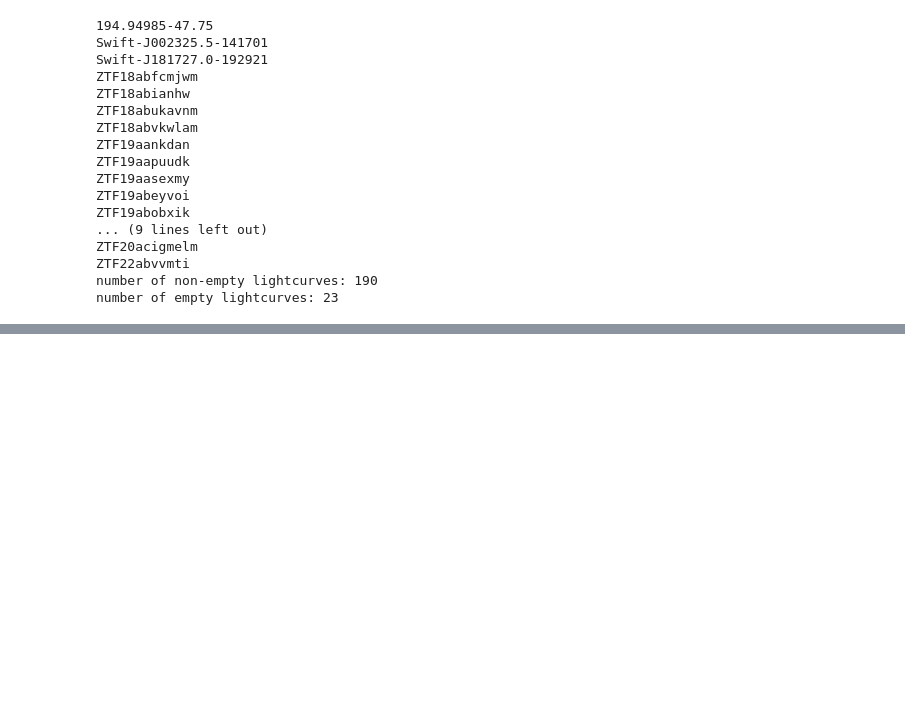
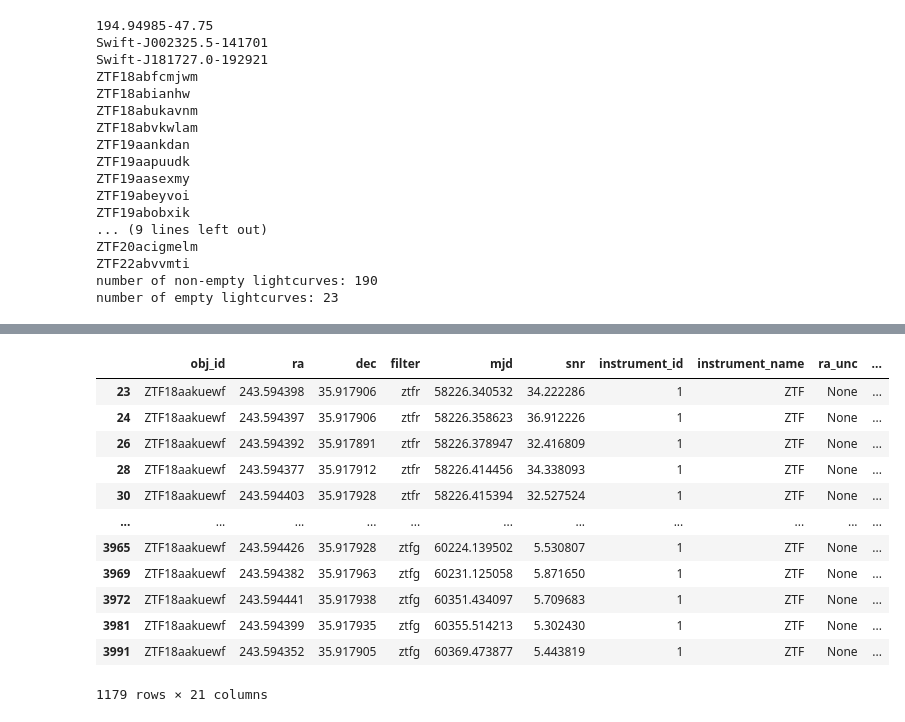
Before and after one commit to tylerbarna/kn-imposters, a Jupyter notebook: hq_candidates.ipynb, the cells around one changed output, grey strips where cells are left out. Cells and saved outputs as stored; diff of their text form; code cells hidden in the pictures; blank space fills up the shorter version.

Commit message:
calculate redshifts

```diff
--- a/hq_candidates.ipynb
+++ b/hq_candidates.ipynb
@@ -7,3 +11,22 @@ import matplotlib.pyplot as plt
+# %%
+def absmag(m, z):
+    '''
+    Converts apparent magnitude to absolute magnitude.
+
+    Args:
+        m (float): apparent magnitude
+        z (float): redshift
+    '''
+    if m is None or m is np.nan or z is None or z is np.nan:
+        return np.nan
+    else:
+        if z==0:
+            M = m
+        else:
+            d = Distance(unit=u.pc, z=float(z), allow_negative=True)
+            M = m - 5 * np.log10(d/(10*u.pc)) + 5
+        return M
+absmag = np.vectorize(absmag)
 # %%
 df_ztfrest = pd.read_csv('ZTFReST.csv')
 ztfredshifts = df_ztfrest.dropna(subset=["redshift"]).copy().reset_index(drop=True)
@@ -139,0 +137,4 @@ dict_keys(['ZTF18aakuewf', 'ZTF18aalrxas', 'ZTF18abffyqp', 'ZTF18abvkmgw', 'ZTF1
+# %%
+display(zlc_dict['ZTF18aakuewf'].head())
+for item in zlc_dict:
+    zlc_dict[item]['absmag'] = absmag(zlc_dict[item]['mag'], z_cands[z_cands['object'] == item]['redshift'].values[0])
@@ -140,3 +149,19 @@ dict_keys(['ZTF18aakuewf', 'ZTF18aalrxas', 'ZTF18abffyqp', 'ZTF18abvkmgw', 'ZTF1
+# %%
+display(zlc_dict['ZTF18aakuewf'][zlc_dict['ZTF18aakuewf']['absmag'].notnull()])
+# %% [output]
+|  | obj_id | ra | dec | filter | mjd | snr | instrument_id | instrument_name | ra_unc | ... |
+| 23 | ZTF18aakuewf | 243.594398 | 35.917906 | ztfr | 58226.340532 | 34.222286 | 1 | ZTF | None | ... |
+| 24 | ZTF18aakuewf | 243.594397 | 35.917906 | ztfr | 58226.358623 | 36.912226 | 1 | ZTF | None | ... |
+| 26 | ZTF18aakuewf | 243.594392 | 35.917891 | ztfr | 58226.378947 | 32.416809 | 1 | ZTF | None | ... |
+| 28 | ZTF18aakuewf | 243.594377 | 35.917912 | ztfr | 58226.414456 | 34.338093 | 1 | ZTF | None | ... |
+| 30 | ZTF18aakuewf | 243.594403 | 35.917928 | ztfr | 58226.415394 | 32.527524 | 1 | ZTF | None | ... |
+| ... | ... | ... | ... | ... | ... | ... | ... | ... | ... | ... |
+| 3965 | ZTF18aakuewf | 243.594426 | 35.917928 | ztfg | 60224.139502 | 5.530807 | 1 | ZTF | None | ... |
+| 3969 | ZTF18aakuewf | 243.594382 | 35.917963 | ztfg | 60231.125058 | 5.871650 | 1 | ZTF | None | ... |
+| 3972 | ZTF18aakuewf | 243.594441 | 35.917938 | ztfg | 60351.434097 | 5.709683 | 1 | ZTF | None | ... |
+| 3981 | ZTF18aakuewf | 243.594399 | 35.917935 | ztfg | 60355.514213 | 5.302430 | 1 | ZTF | None | ... |
+| 3991 | ZTF18aakuewf | 243.594352 | 35.917905 | ztfg | 60369.473877 | 5.443819 | 1 | ZTF | None | ... |
+1179 rows × 21 columns
 # %%
 # fig, axs = plt.subplots(10,7, figsize=(20, 20))
 # color = {'ztfg': 'g', 'ztfr': 'r', 'ztfi': 'b'}
```
Also changed, not shown: parts of 5 cells of this notebook.
